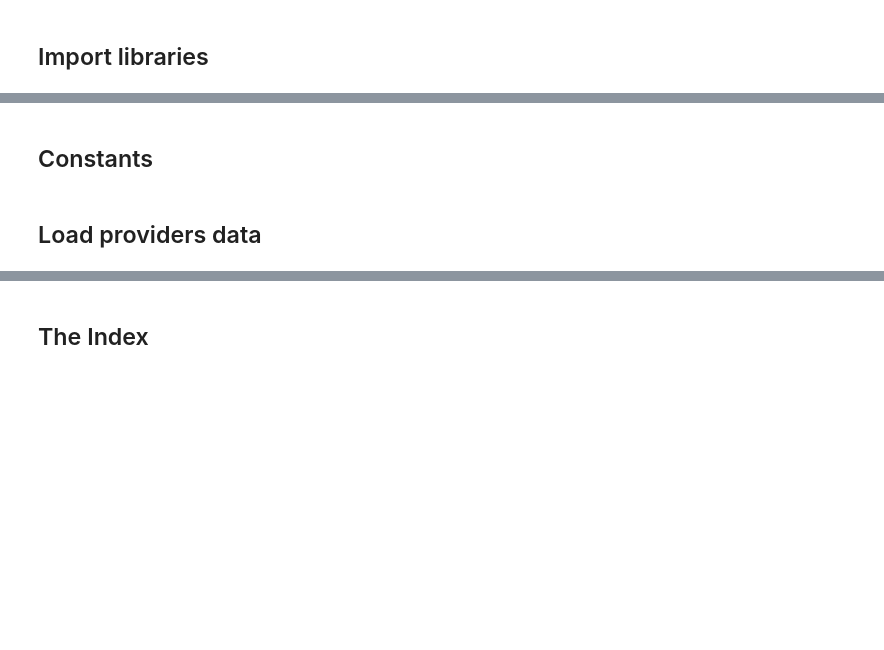
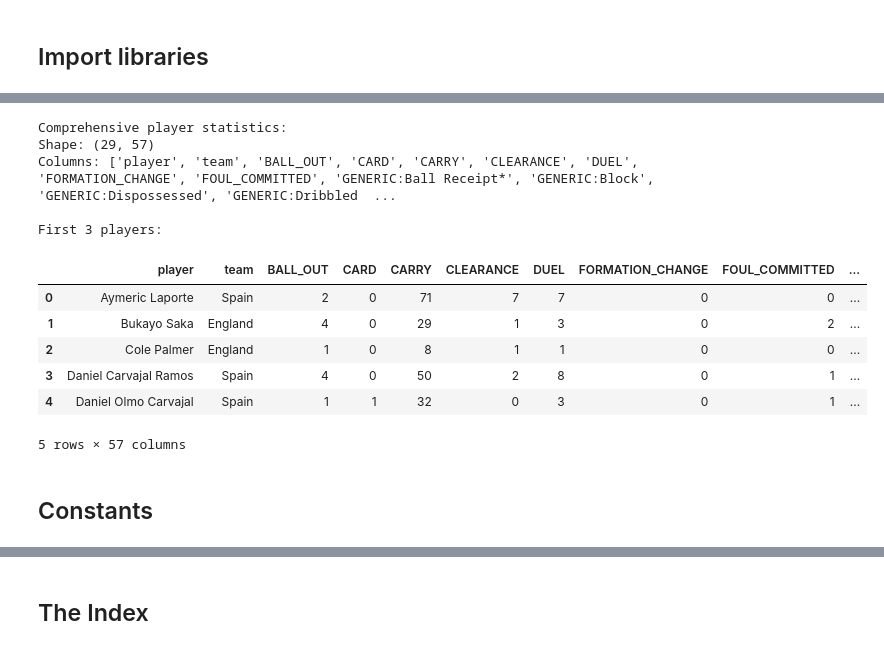
Before and after one commit to cristian-lillo/soccer-kpis, a Jupyter notebook: models/ea-sports-ppi/ppi_playground.ipynb, the cells around one changed output, grey strips where cells are left out. Drawn from its saved outputs; the diff is of its cells as text; code cells hidden in the pictures; blank space fills up the shorter version.

```diff
--- a/models/ea-sports-ppi/ppi_playground.ipynb
+++ b/models/ea-sports-ppi/ppi_playground.ipynb
@@ -17,0 +27,5 @@ warnings.filterwarnings("ignore", category=FutureWarning)
+# %%
+# StatsBomb match and player IDs for testing (UEFA Euro 2024 Final - Lamine Yamal)
+MATCH_ID = 3943043
+PLAYER_ID = 316046
+PROVIDER = "statsbomb"
@@ -17,0 +281,4 @@ warnings.filterwarnings("ignore", category=FutureWarning)
+# %%
+# Create DataFrame with player-team mapping
+player_team_mapping = players_df[["player", "team"]].drop_duplicates().reset_index(drop=True)
+player_team_mapping.head()
@@ -18,3 +292,65 @@ warnings.filterwarnings("ignore", category=FutureWarning)
+# %%
+# Merge all statistics into final comprehensive table
+def merge_comprehensive_stats(basic_events, success_ratios, subtype_stats, team_mapping):
+    """Merge basic events, success ratios, and subtypes into one comprehensive DataFrame"""
+
+    # Start with basic events and reset index to make player a column
+    final_df = basic_events.reset_index()
+
+    # Add team information right after player
+    final_df = final_df.merge(team_mapping, on="player", how="left")
+
+    # Reorder to have player, team, then basic events
+    basic_cols = [col for col in final_df.columns if col not in ["player", "team"]]
+    final_df = final_df[["player", "team"] + basic_cols]
+
+    # Add success ratios
+    for ratio_name, ratio_series in success_ratios.items():
+        ratio_df = ratio_series.reset_index()
+        ratio_df.columns = ["player", ratio_name]
+        final_df = final_df.merge(ratio_df, on="player", how="left")
+
+    # Add subtype statistics
+    for subtype_name, subtype_df in subtype_stats.items():
+        if not subtype_df.empty:
+            subtype_reset = subtype_df.reset_index()
+            final_df = final_df.merge(subtype_reset, on="player", how="left")
+
+    # Fill NaN values - use 0 for numeric columns and "0/0" for ratios
+    ratio_columns = [col for col in final_df.columns if col.endswith("_ratio")]
+
+    # Fill numeric columns with 0 and convert to int where appropriate
+    numeric_cols = final_df.select_dtypes(include=["float64", "int64"]).columns
+    final_df[numeric_cols] = final_df[numeric_cols].fillna(0).astype(int)
+
+    # Fill ratio columns with "0/0"
+    for col in ratio_columns:
+        final_df[col] = final_df[col].fillna("0/0")
+
+    return final_df
+
+
+# Create the comprehensive statistics table
+comprehensive_stats = merge_comprehensive_stats(basic_events, success_ratios, subtype_stats, player_team_mapping)
+
+print("Comprehensive player statistics:")
+print(f"Shape: {comprehensive_stats.shape}")
+print(f"Columns: {list(comprehensive_stats.columns)}")
+print("\nFirst 3 players:")
+comprehensive_stats.head()
+# %% [output]
+Comprehensive player statistics:
+Shape: (29, 57)
+Columns: ['player', 'team', 'BALL_OUT', 'CARD', 'CARRY', 'CLEARANCE', 'DUEL', 'FORMATION_CHANGE', 'FOUL_COMMITTED', 'GENERIC:Ball Receipt*', 'GENERIC:Block', 'GENERIC:Dispossessed', 'GENERIC:Dribbled  ...
+
+First 3 players:
+|  | player | team | BALL_OUT | CARD | CARRY | CLEARANCE | DUEL | FORMATION_CHANGE | FOUL_COMMITTED | ... |
+| 0 | Aymeric Laporte | Spain | 2 | 0 | 71 | 7 | 7 | 0 | 0 | ... |
+| 1 | Bukayo Saka | England | 4 | 0 | 29 | 1 | 3 | 0 | 2 | ... |
+| 2 | Cole Palmer | England | 1 | 0 | 8 | 1 | 1 | 0 | 0 | ... |
+| 3 | Daniel Carvajal Ramos | Spain | 4 | 0 | 50 | 2 | 8 | 0 | 1 | ... |
+| 4 | Daniel Olmo Carvajal | Spain | 1 | 1 | 32 | 0 | 3 | 0 | 1 | ... |
+5 rows × 57 columns
 # %% [markdown]
 ## Constants
 # %%
@@ -75,5 +411,3 @@ stats = {
     "opp_tackle_win_ratio": 0.2,
     "opp_clearances": 1,
 }
-# %% [markdown]
-## Load providers data
```
Also changed, not shown: parts of 49 cells of this notebook.
